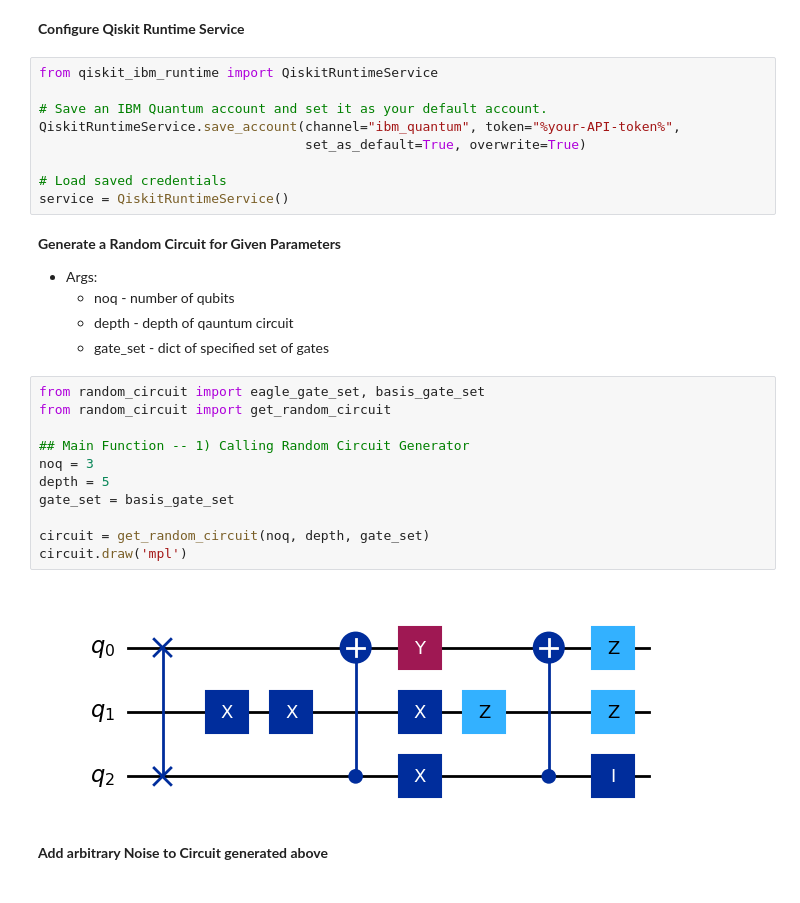
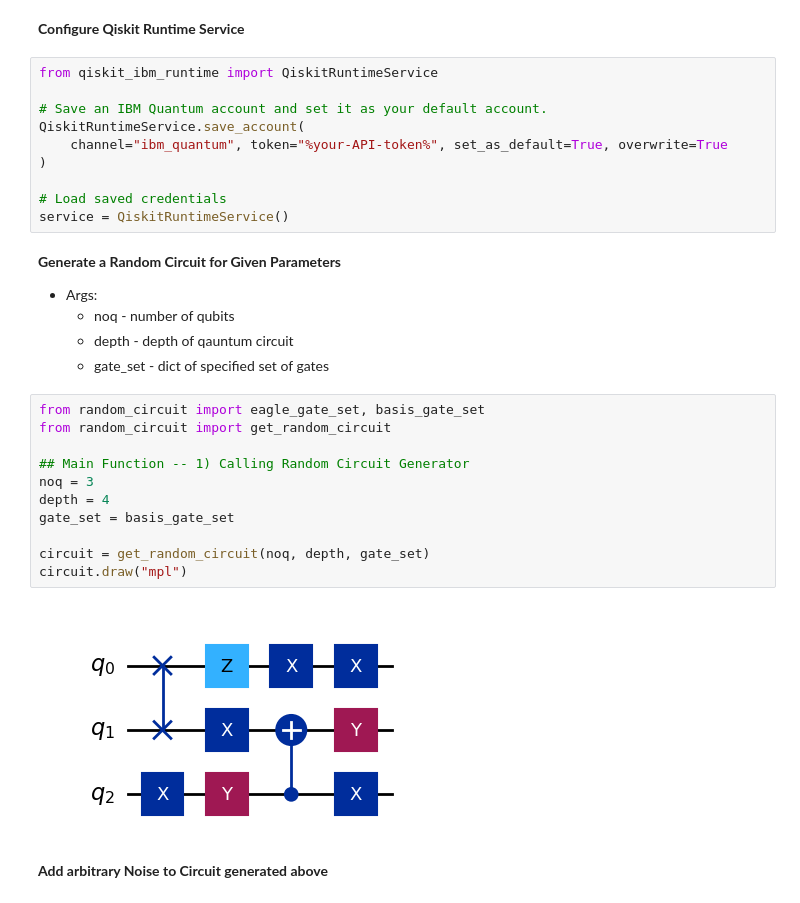
Before and after one commit to pranavi-jain/random-QC, a Jupyter notebook: Random Quantum Circuit.ipynb, the cells around one changed output. Cells and saved outputs as stored; diff of their text form.

```diff
--- a/Random Quantum Circuit.ipynb
+++ b/Random Quantum Circuit.ipynb
@@ -10,8 +10,9 @@
 from qiskit_ibm_runtime import QiskitRuntimeService
 
 # Save an IBM Quantum account and set it as your default account.
-QiskitRuntimeService.save_account(channel="ibm_quantum", token="%your-API-token%",
-                                  set_as_default=True, overwrite=True)
+QiskitRuntimeService.save_account(
+    channel="ibm_quantum", token="%your-API-token%", set_as_default=True, overwrite=True
+)
 
 # Load saved credentials
 service = QiskitRuntimeService()
@@ -25,16 +26,16 @@ service = QiskitRuntimeService()
 # %%
 from random_circuit import eagle_gate_set, basis_gate_set
 from random_circuit import get_random_circuit
 
 ## Main Function -- 1) Calling Random Circuit Generator
 noq = 3
-depth = 5
+depth = 4
 gate_set = basis_gate_set
 
 circuit = get_random_circuit(noq, depth, gate_set)
-circuit.draw('mpl')
+circuit.draw("mpl")
 # %% [output]
-[figure, old version]
+[figure, new version]
 # %% [markdown]
 **Add arbitrary Noise to Circuit generated above**
 # %%
```
Also changed, not shown: parts of 3 cells of this notebook, 1 other file.
